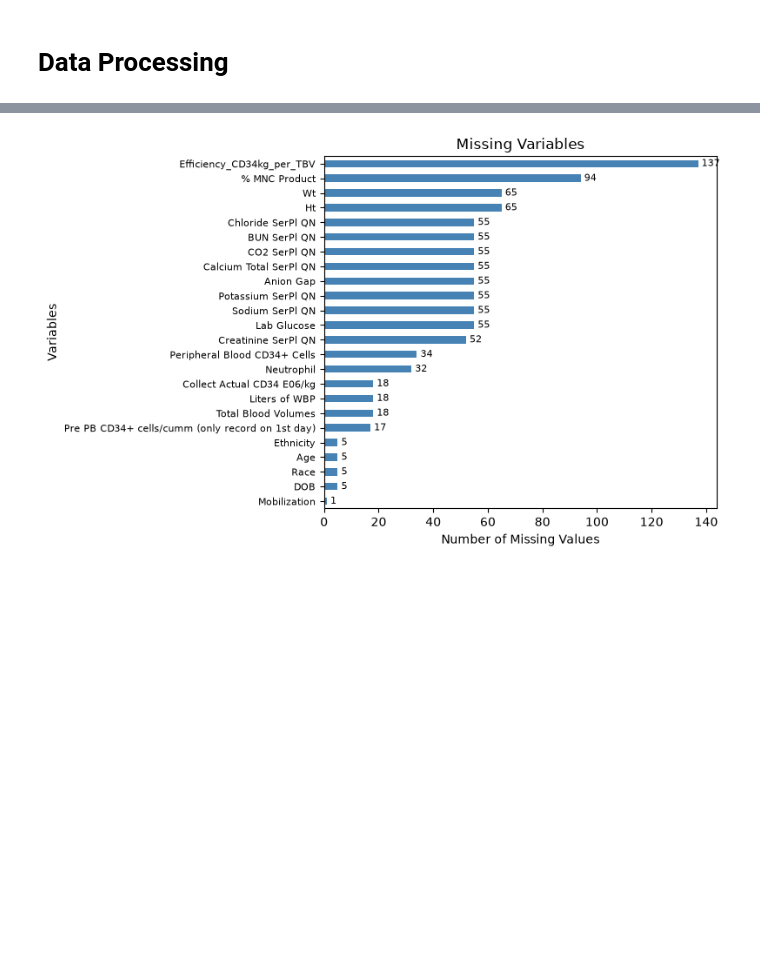
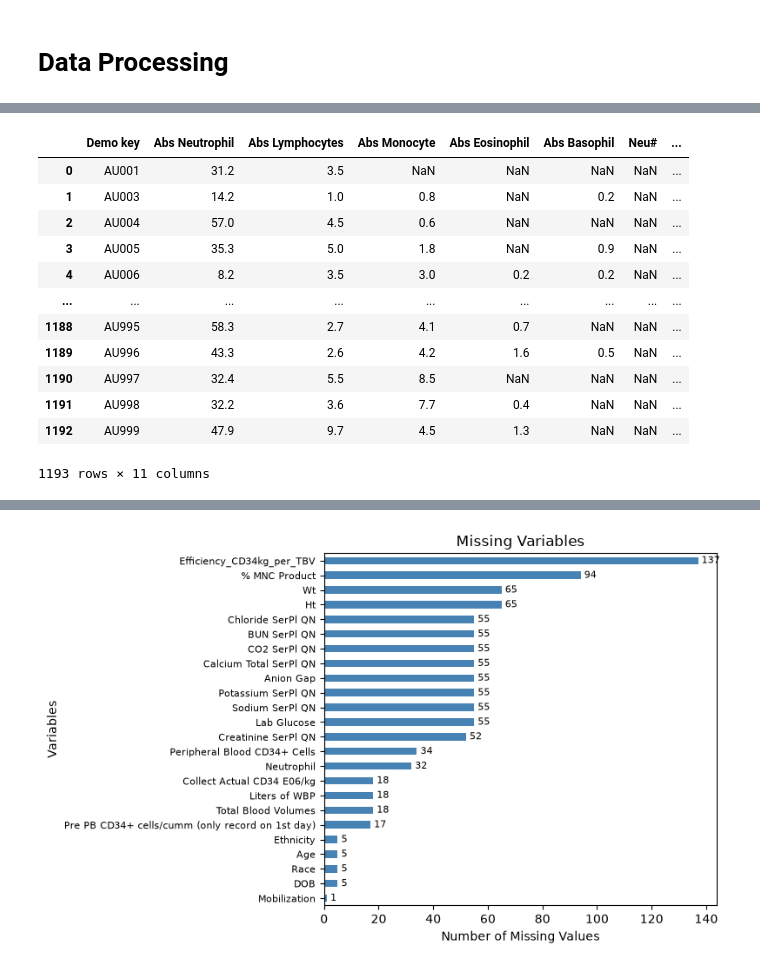
Before and after one commit to Graham-Richards/Pandas-Practice, a Jupyter notebook: Data_Analysis (1).ipynb, the cells around one changed output, grey strips where cells are left out. Drawn from its saved outputs; the diff is of its cells as text; code cells hidden in the pictures; blank space fills up the shorter version.

```diff
--- a/Data_Analysis (1).ipynb
+++ b/Data_Analysis (1).ipynb
@@ -1931,0 +1998,16 @@ comparison.to_csv("ComparisonCDC.csv", index=False)
+# %%
+df2
+# %% [output]
+|  | Demo key | Abs Neutrophil | Abs Lymphocytes | Abs Monocyte | Abs Eosinophil | Abs Basophil | Neu# | ... |
+| 0 | AU001 | 31.2 | 3.5 | NaN | NaN | NaN | NaN | ... |
+| 1 | AU003 | 14.2 | 1.0 | 0.8 | NaN | 0.2 | NaN | ... |
+| 2 | AU004 | 57.0 | 4.5 | 0.6 | NaN | NaN | NaN | ... |
+| 3 | AU005 | 35.3 | 5.0 | 1.8 | NaN | 0.9 | NaN | ... |
+| 4 | AU006 | 8.2 | 3.5 | 3.0 | 0.2 | 0.2 | NaN | ... |
+| ... | ... | ... | ... | ... | ... | ... | ... | ... |
+| 1188 | AU995 | 58.3 | 2.7 | 4.1 | 0.7 | NaN | NaN | ... |
+| 1189 | AU996 | 43.3 | 2.6 | 4.2 | 1.6 | 0.5 | NaN | ... |
+| 1190 | AU997 | 32.4 | 5.5 | 8.5 | NaN | NaN | NaN | ... |
+| 1191 | AU998 | 32.2 | 3.6 | 7.7 | 0.4 | NaN | NaN | ... |
+| 1192 | AU999 | 47.9 | 9.7 | 4.5 | 1.3 | NaN | NaN | ... |
+1193 rows × 11 columns
```
Also changed, not shown: parts of 14 cells of this notebook.
